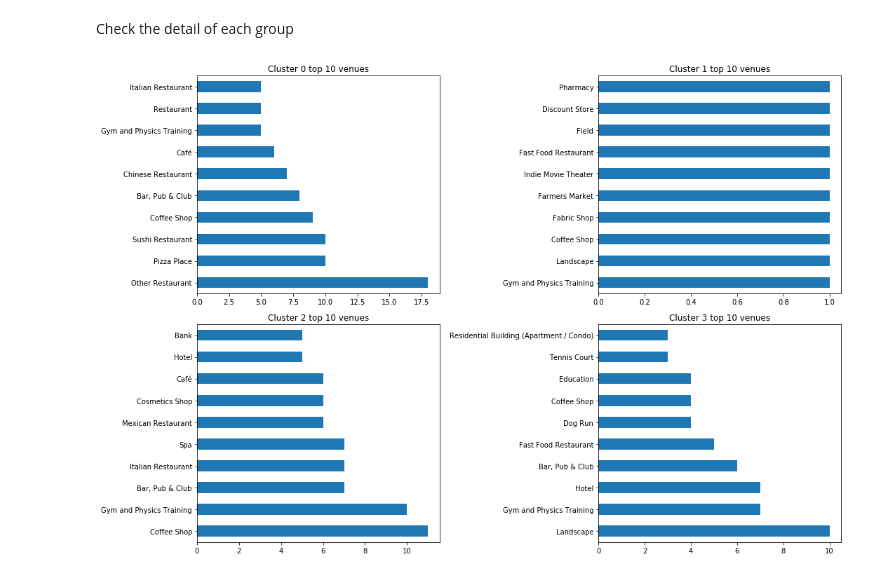
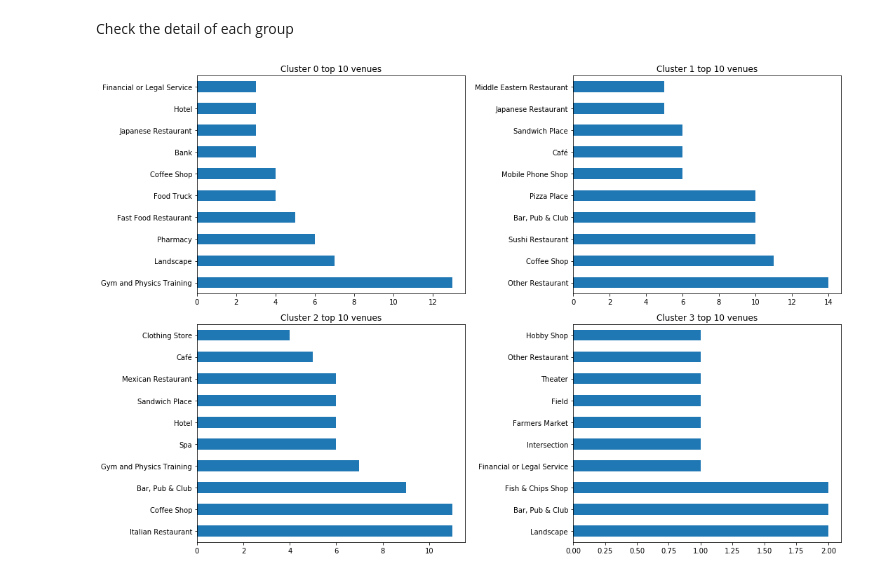
Before and after one commit to nji3/Coursera_Capstone, a Jupyter notebook: Neighborhoods_in_West_Los_Angeles.ipynb, the cells around one changed output. Cells and saved outputs as stored; diff of their text form; code cells hidden in the pictures.

```diff
--- a/Neighborhoods_in_West_Los_Angeles.ipynb
+++ b/Neighborhoods_in_West_Los_Angeles.ipynb
@@ -651,7 +664,7 @@ plt.show()
 kclusters = 4
 
 # run k-means clustering
-kmeans = KMeans(n_clusters=kclusters, random_state=5).fit(pca.transform(dat_grouped_clustering)[:,:25])
+kmeans = KMeans(n_clusters=kclusters, random_state=5).fit(pca.transform(dat_grouped_clustering)[:,:50])
 
 # check cluster labels generated for each row in the dataframe
 kmeans.labels_
@@ -720,14 +742,14 @@ cluster3_dat = pd.DataFrame(cluster3.drop(['Cluster Labels','groups'],1).values.
 # %%
 fig, axes = plt.subplots(nrows=2,ncols=2,figsize=(15,10))
 cluster0_dat.venue.value_counts()[:10].plot(kind='barh',ax=axes[0][0])
 axes[0][0].title.set_text('Cluster 0 top 10 venues')
-cluster1_dat.venue.value_counts().plot(kind='barh',ax=axes[0][1])
+cluster1_dat.venue.value_counts()[:10].plot(kind='barh',ax=axes[0][1])
 axes[0][1].title.set_text('Cluster 1 top 10 venues')
 cluster2_dat.venue.value_counts()[:10].plot(kind='barh',ax=axes[1][0])
 axes[1][0].title.set_text('Cluster 2 top 10 venues')
 cluster3_dat.venue.value_counts()[:10].plot(kind='barh',ax=axes[1][1])
 axes[1][1].title.set_text('Cluster 3 top 10 venues')
 plt.tight_layout()
 plt.show()
 # %% [output]
-[figure, old version]
+[figure, new version]
```
Also changed, not shown: parts of 32 cells of this notebook, 16 other files.
